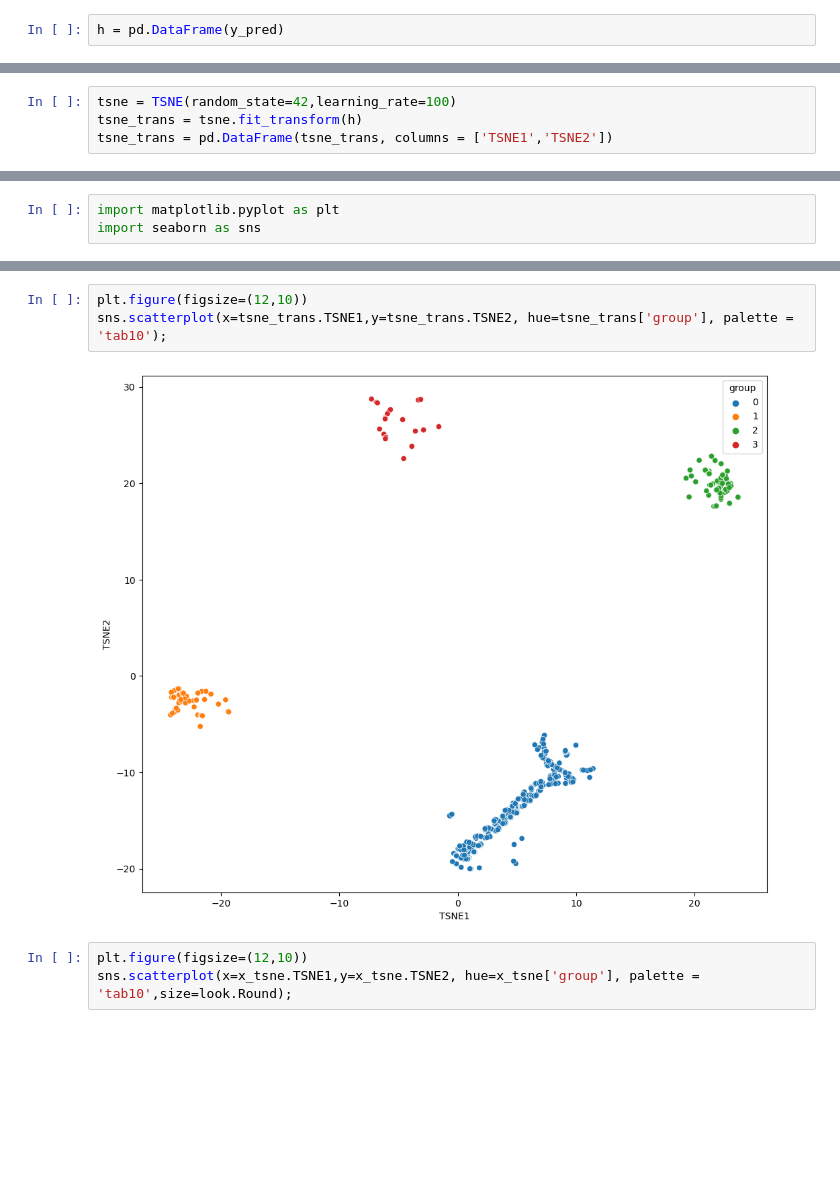
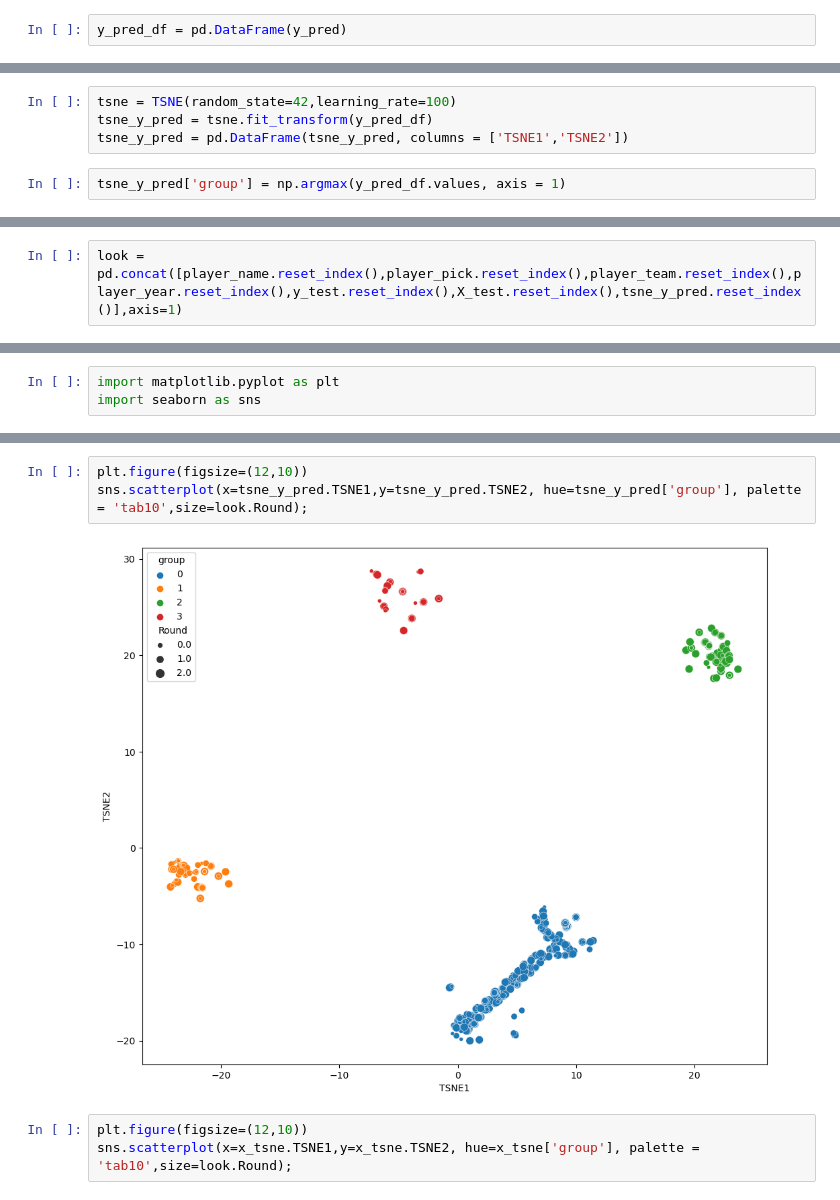
Before and after one commit to jpalgon/Draft_Combine, a Jupyter notebook: Modeling.ipynb, the cells around one changed output, grey strips where cells are left out. Drawn from its saved outputs; the diff is of its cells as text; blank space fills up the shorter version.

```diff
--- a/Modeling.ipynb
+++ b/Modeling.ipynb
@@ -142,4 +146,4 @@ gridsearch.best_estimator_[-1].bic(X_transformed)
 # %%
 y_pred = gridsearch.predict_proba(X_test)
 # %%
-h = pd.DataFrame(y_pred)
+y_pred_df = pd.DataFrame(y_pred)
@@ -180,7 +152,9 @@ X_test
 # %%
 tsne = TSNE(random_state=42,learning_rate=100)
-tsne_trans = tsne.fit_transform(h)
-tsne_trans = pd.DataFrame(tsne_trans, columns = ['TSNE1','TSNE2'])
+tsne_y_pred = tsne.fit_transform(y_pred_df)
+tsne_y_pred = pd.DataFrame(tsne_y_pred, columns = ['TSNE1','TSNE2'])
+# %%
+tsne_y_pred['group'] = np.argmax(y_pred_df.values, axis = 1)
 # %%
 tsne_x = transformer.fit_transform(X_test)
 tsne_x = tsne.fit_transform(tsne_x)
@@ -224,0 +165,2 @@ tsne_trans
+# %%
+look = pd.concat([player_name.reset_index(),player_pick.reset_index(),player_team.reset_index(),player_year.reset_index(),y_test.reset_index(),X_test.reset_index(),tsne_y_pred.reset_index()],axis=1)
@@ -244,8 +172,8 @@ x_tsne
 # %%
 plt.figure(figsize=(12,10))
-sns.scatterplot(x=tsne_trans.TSNE1,y=tsne_trans.TSNE2, hue=tsne_trans['group'], palette = 'tab10');
+sns.scatterplot(x=tsne_y_pred.TSNE1,y=tsne_y_pred.TSNE2, hue=tsne_y_pred['group'], palette = 'tab10',size=look.Round);
 # %% [output]
-[figure, old version]
+[figure, new version]
 # %%
 plt.figure(figsize=(12,10))
 sns.scatterplot(x=x_tsne.TSNE1,y=x_tsne.TSNE2, hue=x_tsne['group'], palette = 'tab10',size=look.Round);
```
Also changed, not shown: parts of 44 cells of this notebook.
